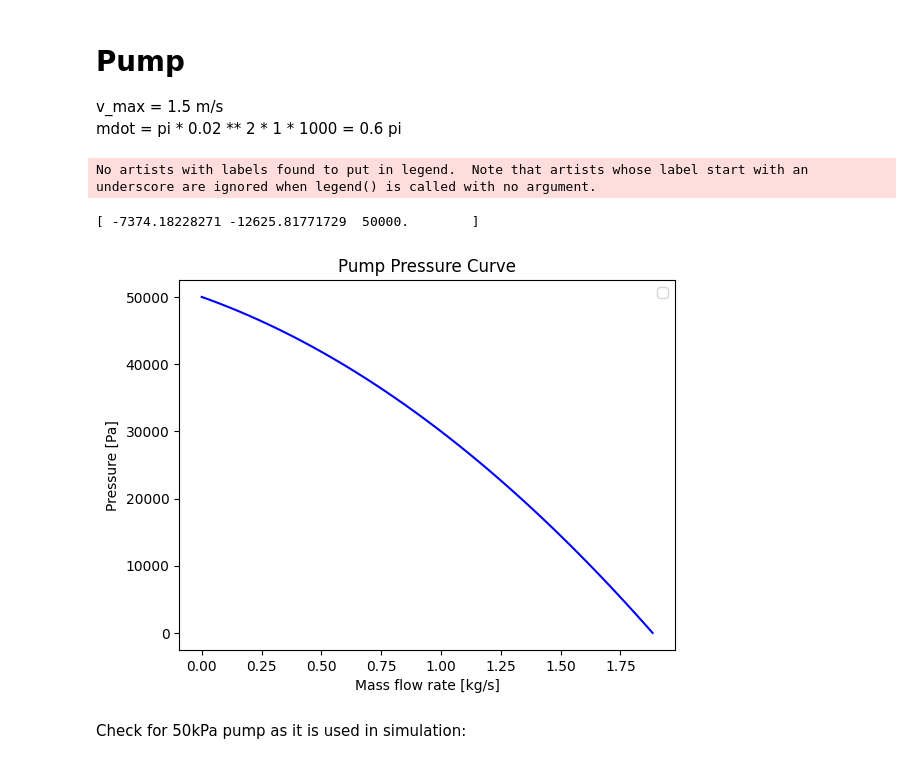
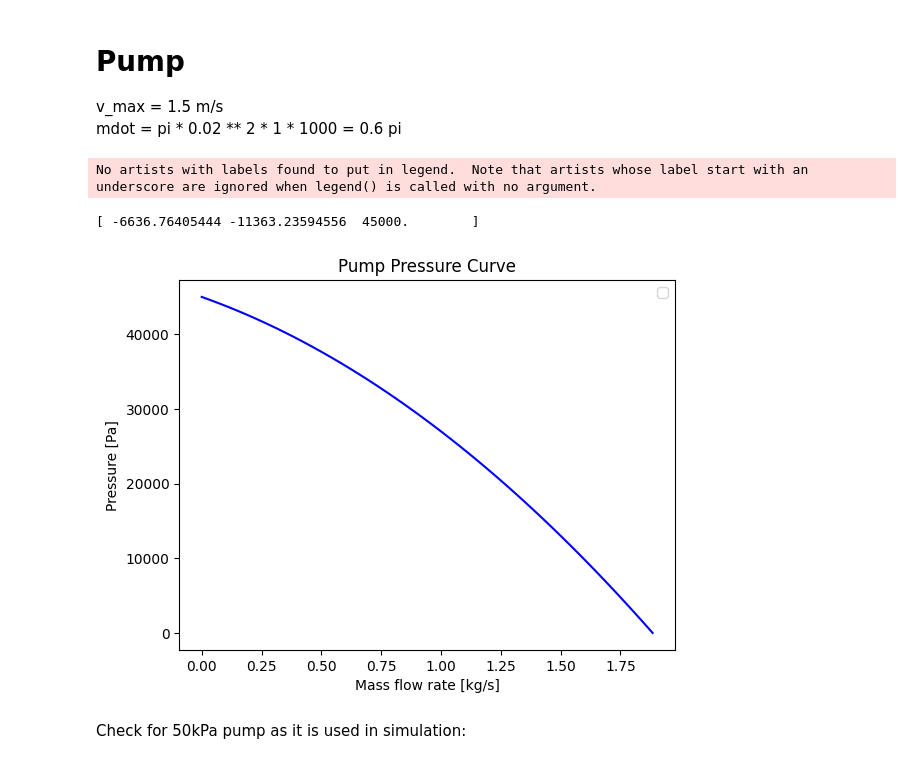
Before and after one commit to Pietervb2/thesis, a Jupyter notebook: obtain_realistic parameters.ipynb, the cells around one changed output. Drawn from its saved outputs; the diff is of its cells as text; code cells hidden in the pictures.

```diff
--- a/obtain_realistic parameters.ipynb
+++ b/obtain_realistic parameters.ipynb
@@ -419,36 +419,36 @@ mdot = pi * 0.02 ** 2 * 1 * 1000 = 0.6 pi
 # %%
 # Measurement data points
 mflow_max = 0.02**2 * 1.5 * 1000 * np.pi  # kg/s
-dp_data = np.array([50e3, 30e3, 0])  # Pa
+dp_data = np.array([45e3, 27e3, 0])  # Pa
 mflow_data = np.array([0, 1, mflow_max])  # kg/s
 
 # Fit quadratic curve to data: dp = a*mflow^2 + b*mflow + c
 coefficients = np.polyfit(mflow_data, dp_data, 2)
 a, b, c = coefficients
 
 print(coefficients)
 
 # Update pump_curve function with fitted coefficients
 def pump_curve(a,b,c,mflow):
     dp = a * mflow**2 + b * mflow + c
     return dp
 
 # Verify fit
 mflow_test = np.linspace(0, mflow_max, 50)
 dp_fit_current = [pump_curve(a,b,c,m) for m in mflow_test]
 
 plt.figure()
 # plt.plot(mflow_data, dp_data, 'ro', label='Measurement data')
 plt.plot(mflow_test, dp_fit_current, 'b-')
 plt.xlabel('Mass flow rate [kg/s]')
 plt.ylabel('Pressure [Pa]')
 plt.title('Pump Pressure Curve')
 plt.legend()
 plt.show()
 # %% [output]
 No artists with labels found to put in legend.  Note that artists whose label start with an underscore are ignored when legend() is called with no argument.
-[ -7374.18228271 -12625.81771729  50000.        ]
+[ -6636.76405444 -11363.23594556  45000.        ]
-[figure, old version]
+[figure, new version]
 # %% [markdown]
 Check for 50kPa pump as it is used in simulation:
 # %%
```
Also changed, not shown: parts of 1 cell of this notebook, 20 other files.
